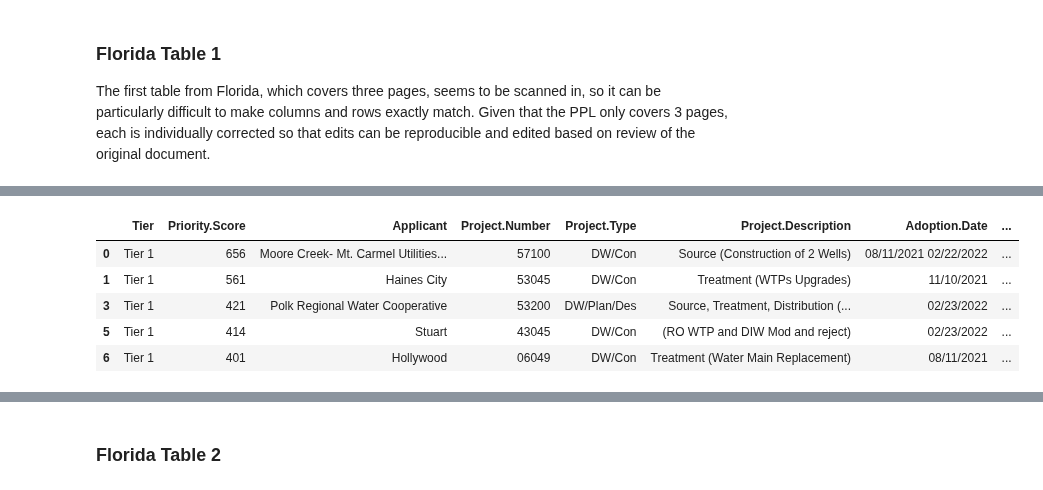
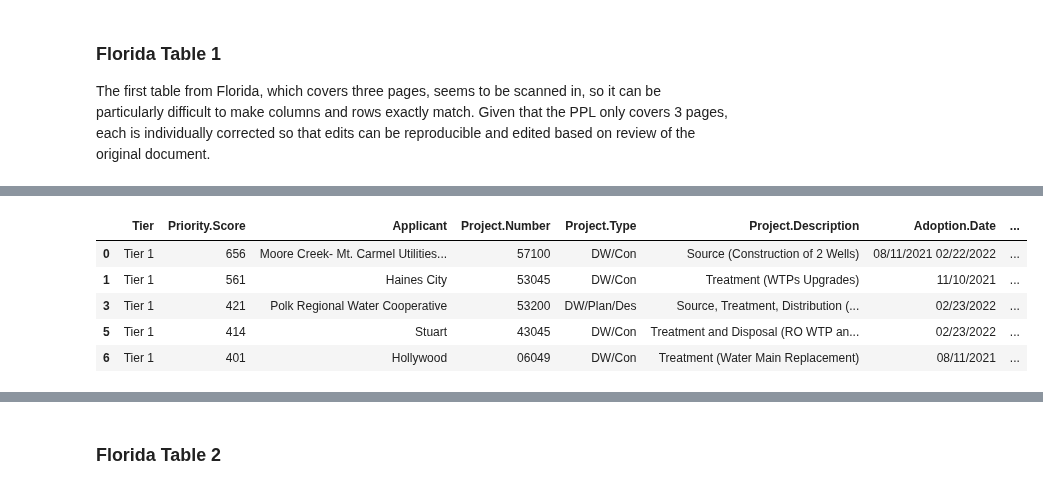
Before and after one commit to Environmental-Policy-Innovation-Center/dw-dashboard, a Jupyter notebook: year1/FL/code/scrape-FL.ipynb, the cells around one changed output, grey strips where cells are left out. Saved outputs shown, nothing was run; the diff lists cells and outputs as text; code cells hidden in the pictures.

```diff
--- a/year1/FL/code/scrape-FL.ipynb
+++ b/year1/FL/code/scrape-FL.ipynb
@@ -52,34 +69,43 @@ fl1_0 = fl1_0.replace("\n", "", regex=True)
 fl1_0.iloc[3,2] = fl1_0.iloc[2,2] + " " + fl1_0.iloc[3,2]
 fl1_0.iloc[3,4] = fl1_0.iloc[2,4] + " " + fl1_0.iloc[3,4]
 fl1_0.iloc[3,4] = fl1_0.iloc[3,4] + " " + fl1_0.iloc[4,4]
 fl1_0.iloc[11,4] = fl1_0.iloc[11,4] + " " + fl1_0.iloc[12,4]
 
 #manually remove data from where total row merged into last project row
 fl1_0.iloc[17,1] = fl1_0.iloc[17,1].replace(" TOTAL AWARDED SEGMENTS:", "")
 fl1_0.iloc[17,8] = fl1_0.iloc[17,8].replace(" $29,634,701", "")
 fl1_0.iloc[17,9] = fl1_0.iloc[17,9].replace(" $0", "")
 fl1_0.iloc[17,10] = fl1_0.iloc[17,10].replace(" $29,634,701", "")
 
 fl1_0.drop([2,4,12], inplace=True)
 
 fl1_0['Tier'] = fl1_0['Tier'].str.replace("Tier", "Tier ")
 
 # separate applicant name and project number then drop combined column
 fl1_0[['Applicant', 'Project.Number']] = fl1_0['Applicant.ProjectNbr'].str.extract(r'(.*)\s(\d+)', expand=True)
 fl1_0.drop(columns=['Applicant.ProjectNbr'], inplace=True)
 
 #reorder columns for concat
 fl1_0 = fl1_0[['Tier', 'Priority.Score', 'Applicant', 'Project.Number', 'Project.Type', 'Project.Description', 'Adoption.Date',
                       'Application.Deadline', 'Agreement.Deadline', 'Authorized.Loan.Amount',
                       'Principal.Forgiveness.Amt', 'Amount.To.Be.Repaid']]
 
+# manually fix combined columns and rows: et added:v
+fl1_0.iloc[2,5] = "Source, Treatment, Distribution (SE Wellfield, RO and Transmission)"
+fl1_0.iloc[3,5] = "Treatment and  Disposal (RO WTP and  DIW Mod and  reject)"
+fl1_0.iloc[9,5] = "Treatment (DIW Pump Station & RO Effluent Removal)"
+fl1_0.iloc[10,5] = "Distribution (Extend water to Lighthouse subd)"
+fl1_0.iloc[12,5] = "Treatment (GAC Filters)"
+fl1_0.iloc[13,5] = "Treatment (WTP Improvements Phase 1A)"
+# et added: ^
+
 fl1_0.head()
 # %% [output]
 |  | Tier | Priority.Score | Applicant | Project.Number | Project.Type | Project.Description | Adoption.Date | ... |
 | 0 | Tier 1 | 656 | Moore Creek- Mt. Carmel Utilities... | 57100 | DW/Con | Source (Construction of 2 Wells) | 08/11/2021 02/22/2022 | ... |
 | 1 | Tier 1 | 561 | Haines City | 53045 | DW/Con | Treatment (WTPs Upgrades) | 11/10/2021 | ... |
 | 3 | Tier 1 | 421 | Polk Regional Water Cooperative | 53200 | DW/Plan/Des | Source, Treatment, Distribution (... | 02/23/2022 | ... |
-| 5 | Tier 1 | 414 | Stuart | 43045 | DW/Con | (RO WTP and DIW Mod and reject) | 02/23/2022 | ... |
+| 5 | Tier 1 | 414 | Stuart | 43045 | DW/Con | Treatment and Disposal (RO WTP an... | 02/23/2022 | ... |
 | 6 | Tier 1 | 401 | Hollywood | 06049 | DW/Con | Treatment (Water Main Replacement) | 08/11/2021 | ... |
 # %%
 fl1_1 = fl_pdfs[1].df
```
Also changed, not shown: parts of 9 cells of this notebook, 2 other files.
